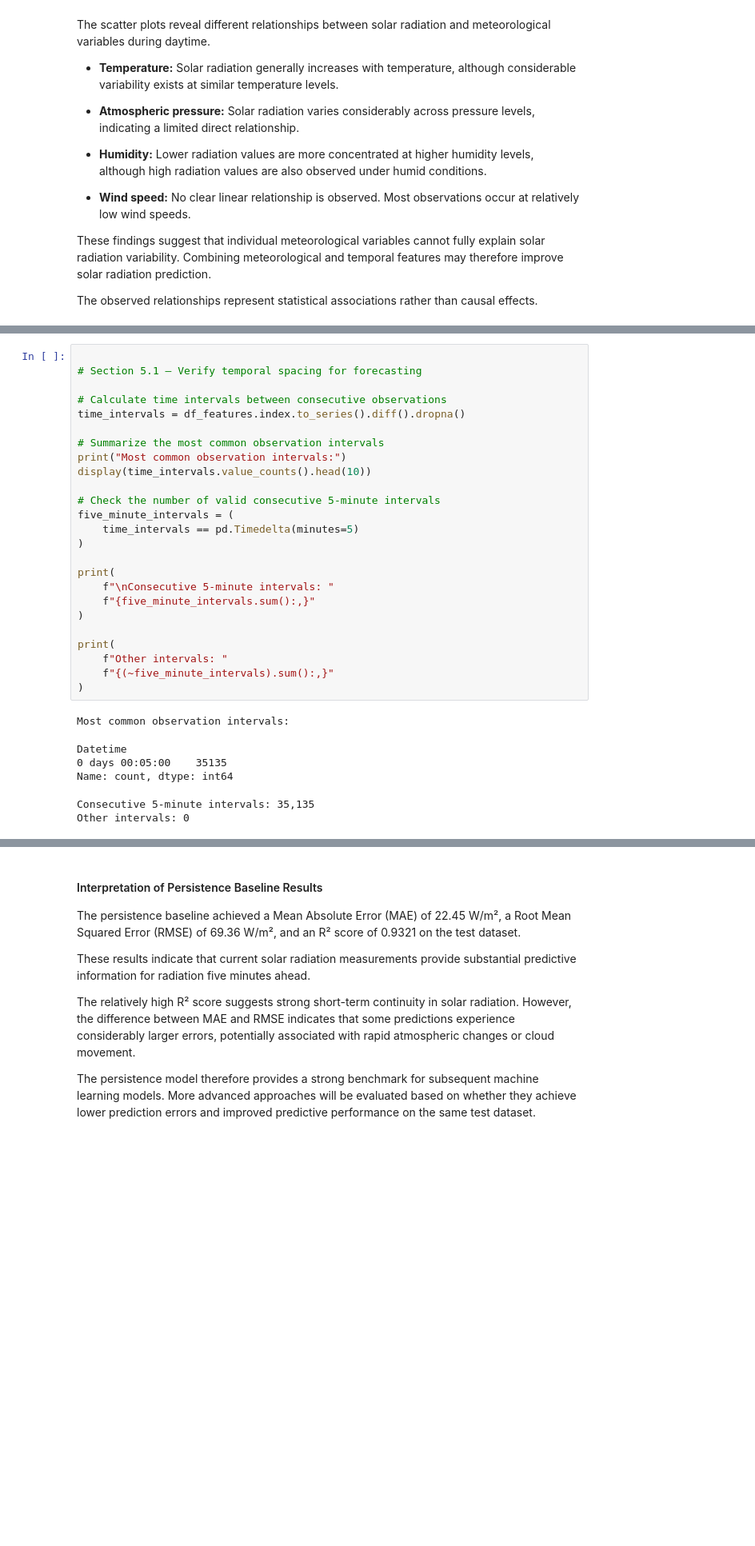
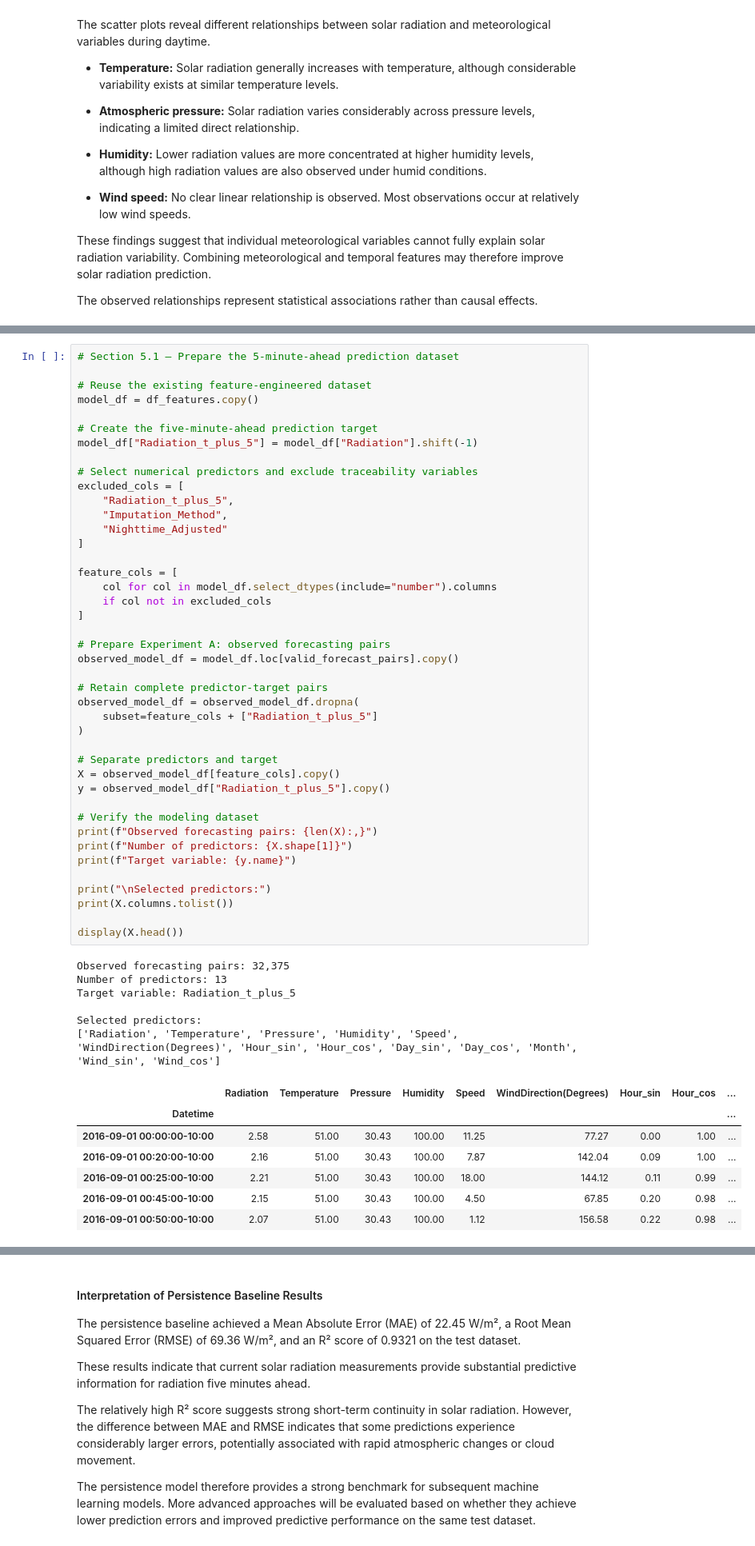
Before and after one commit to damisar/Solar-Radiation-Prediction, a Jupyter notebook: notebook/Solar_Radiation_Analysis.ipynb, the cells around one changed output, grey strips where cells are left out. Shown at 80% size. Cells and saved outputs as stored; diff of their text form; blank space fills up the shorter version.

Commit message:
Prepare and validate observed and hybrid forecasting datasets

```diff
--- a/notebook/Solar_Radiation_Analysis.ipynb
+++ b/notebook/Solar_Radiation_Analysis.ipynb
@@ -6364,33 +6384,57 @@ Model performance will be assessed using appropriate regression metrics, includi
 # %%
+# Section 5.1 — Prepare the 5-minute-ahead prediction dataset
 
-# Section 5.1 — Verify temporal spacing for forecasting
+# Reuse the existing feature-engineered dataset
+model_df = df_features.copy()
 
-# Calculate time intervals between consecutive observations
-time_intervals = df_features.index.to_series().diff().dropna()
+# Create the five-minute-ahead prediction target
+model_df["Radiation_t_plus_5"] = model_df["Radiation"].shift(-1)
 
-# Summarize the most common observation intervals
-print("Most common observation intervals:")
-display(time_intervals.value_counts().head(10))
+# Select numerical predictors and exclude traceability variables
+excluded_cols = [
+    "Radiation_t_plus_5",
+    "Imputation_Method",
+    "Nighttime_Adjusted"
+]
 
-# Check the number of valid consecutive 5-minute intervals
-five_minute_intervals = (
-    time_intervals == pd.Timedelta(minutes=5)
+feature_cols = [
+    col for col in model_df.select_dtypes(include="number").columns
+    if col not in excluded_cols
+]
+
+# Prepare Experiment A: observed forecasting pairs
+observed_model_df = model_df.loc[valid_forecast_pairs].copy()
+
+# Retain complete predictor-target pairs
+observed_model_df = observed_model_df.dropna(
+    subset=feature_cols + ["Radiation_t_plus_5"]
 )
 
-print(
-    f"\nConsecutive 5-minute intervals: "
-    f"{five_minute_intervals.sum():,}"
-)
+# Separate predictors and target
+X = observed_model_df[feature_cols].copy()
+y = observed_model_df["Radiation_t_plus_5"].copy()
 
-print(
-    f"Other intervals: "
-    f"{(~five_minute_intervals).sum():,}"
-)
+# Verify the modeling dataset
+print(f"Observed forecasting pairs: {len(X):,}")
+print(f"Number of predictors: {X.shape[1]}")
+print(f"Target variable: {y.name}")
+
+print("\nSelected predictors:")
+print(X.columns.tolist())
+
+display(X.head())
 # %% [output]
-Most common observation intervals:
+Observed forecasting pairs: 32,375
+Number of predictors: 13
+Target variable: Radiation_t_plus_5
+
+Selected predictors:
+['Radiation', 'Temperature', 'Pressure', 'Humidity', 'Speed', 'WindDirection(Degrees)', 'Hour_sin', 'Hour_cos', 'Day_sin', 'Day_cos', 'Month', 'Wind_sin', 'Wind_cos']
-Datetime
-0 days 00:05:00    35135
-Name: count, dtype: int64
-Consecutive 5-minute intervals: 35,135
-Other intervals: 0
+|  | Radiation | Temperature | Pressure | Humidity | Speed | WindDirection(Degrees) | Hour_sin | Hour_cos | ... |
+| Datetime |  |  |  |  |  |  |  |  | ... |
+| 2016-09-01 00:00:00-10:00 | 2.58 | 51.00 | 30.43 | 100.00 | 11.25 | 77.27 | 0.00 | 1.00 | ... |
+| 2016-09-01 00:20:00-10:00 | 2.16 | 51.00 | 30.43 | 100.00 | 7.87 | 142.04 | 0.09 | 1.00 | ... |
+| 2016-09-01 00:25:00-10:00 | 2.21 | 51.00 | 30.43 | 100.00 | 18.00 | 144.12 | 0.11 | 0.99 | ... |
+| 2016-09-01 00:45:00-10:00 | 2.15 | 51.00 | 30.43 | 100.00 | 4.50 | 67.85 | 0.20 | 0.98 | ... |
+| 2016-09-01 00:50:00-10:00 | 2.07 | 51.00 | 30.43 | 100.00 | 1.12 | 156.58 | 0.22 | 0.98 | ... |
 # %%
```
Also changed, not shown: parts of 13 cells of this notebook.
